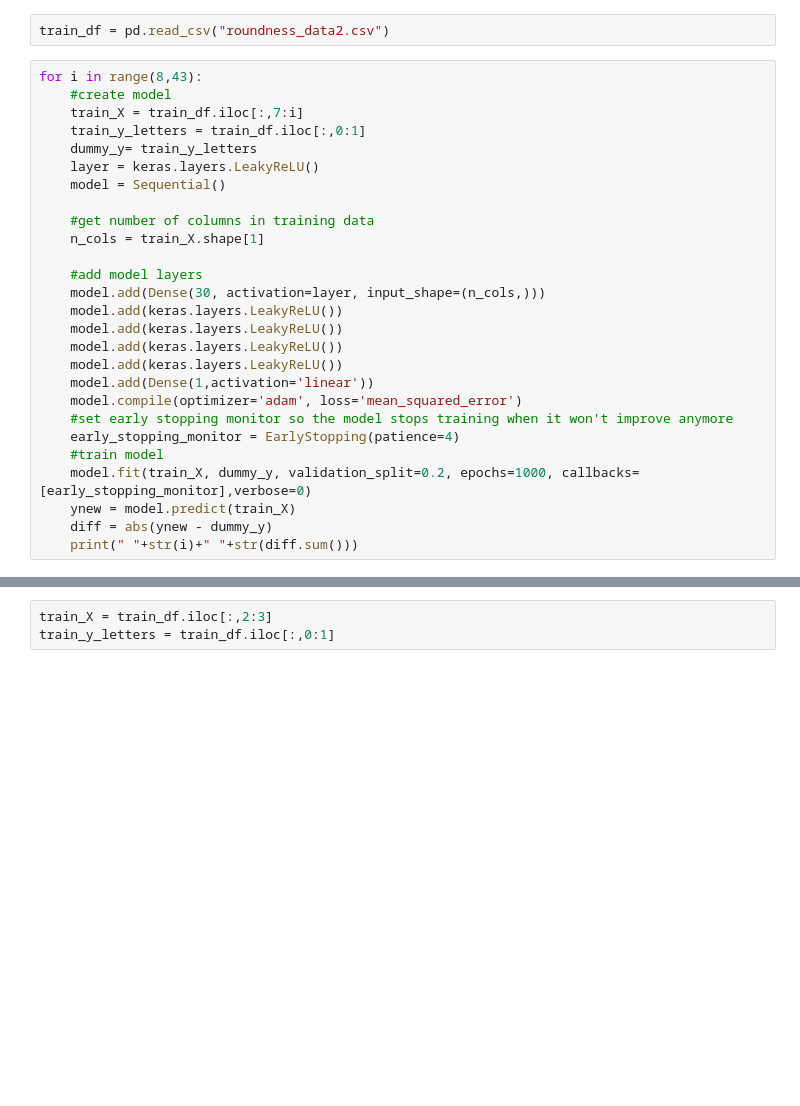
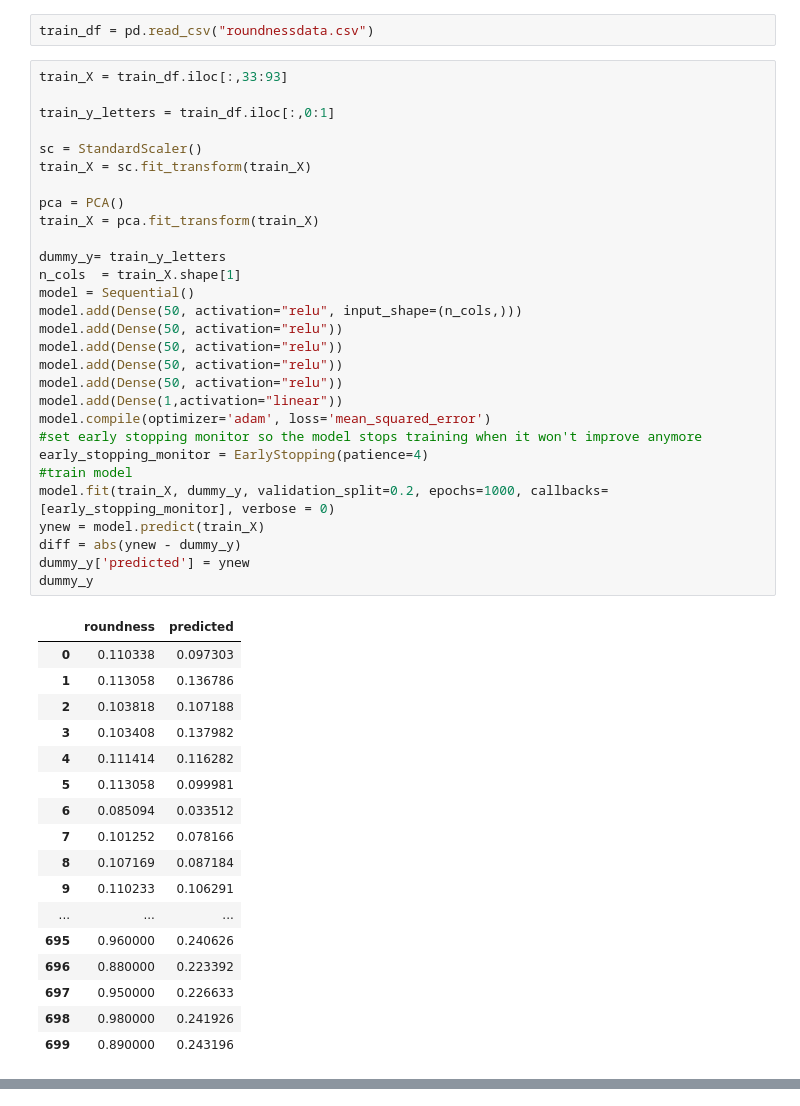
Before and after one commit to Gamalielmch/Morphology, a Jupyter notebook: Jupyter Neural Network/roundness.ipynb, the cells around one changed output, grey strips where cells are left out. Cells and saved outputs as stored; diff of their text form; blank space fills up the shorter version.

```diff
--- a/Jupyter Neural Network/roundness.ipynb
+++ b/Jupyter Neural Network/roundness.ipynb
@@ -15,32 +18,51 @@ from sklearn.model_selection import KFold
 # %% [output]
 Using TensorFlow backend.
 # %%
-train_df = pd.read_csv("roundness_data2.csv")
+train_df = pd.read_csv("roundnessdata.csv")
 # %%
-for i in range(8,43):
-    #create model
-    train_X = train_df.iloc[:,7:i]
-    train_y_letters = train_df.iloc[:,0:1]
-    dummy_y= train_y_letters
-    layer = keras.layers.LeakyReLU()
-    model = Sequential()
+train_X = train_df.iloc[:,33:93]
 
-    #get number of columns in training data
-    n_cols = train_X.shape[1]
+train_y_letters = train_df.iloc[:,0:1]
 
-    #add model layers
-    model.add(Dense(30, activation=layer, input_shape=(n_cols,)))
-    model.add(keras.layers.LeakyReLU())
-    model.add(keras.layers.LeakyReLU())
-    model.add(keras.layers.LeakyReLU())
-    model.add(keras.layers.LeakyReLU())
-    model.add(Dense(1,activation='linear'))
-    model.compile(optimizer='adam', loss='mean_squared_error')
-    #set early stopping monitor so the model stops training when it won't improve anymore
-    early_stopping_monitor = EarlyStopping(patience=4)
-    #train model
-    model.fit(train_X, dummy_y, validation_split=0.2, epochs=1000, callbacks=[early_stopping_monitor],verbose=0)
-    ynew = model.predict(train_X)
-    diff = abs(ynew - dummy_y)
-    print(" "+str(i)+" "+str(diff.sum()))
+sc = StandardScaler()
+train_X = sc.fit_transform(train_X)
+
+pca = PCA()
+train_X = pca.fit_transform(train_X)
+
+dummy_y= train_y_letters
+n_cols  = train_X.shape[1]
+model = Sequential()
+model.add(Dense(50, activation="relu", input_shape=(n_cols,)))
+model.add(Dense(50, activation="relu"))
+model.add(Dense(50, activation="relu"))
+model.add(Dense(50, activation="relu"))
+model.add(Dense(50, activation="relu"))
+model.add(Dense(1,activation="linear"))
+model.compile(optimizer='adam', loss='mean_squared_error')
+#set early stopping monitor so the model stops training when it won't improve anymore
+early_stopping_monitor = EarlyStopping(patience=4)
+#train model
+model.fit(train_X, dummy_y, validation_split=0.2, epochs=1000, callbacks=[early_stopping_monitor], verbose = 0)
+ynew = model.predict(train_X)
+diff = abs(ynew - dummy_y)
+dummy_y['predicted'] = ynew
+dummy_y
 # %% [output]
+|  | roundness | predicted |
+| 0 | 0.110338 | 0.097303 |
+| 1 | 0.113058 | 0.136786 |
+| 2 | 0.103818 | 0.107188 |
+| 3 | 0.103408 | 0.137982 |
+| 4 | 0.111414 | 0.116282 |
+| 5 | 0.113058 | 0.099981 |
+| 6 | 0.085094 | 0.033512 |
+| 7 | 0.101252 | 0.078166 |
+| 8 | 0.107169 | 0.087184 |
+| 9 | 0.110233 | 0.106291 |
+| ... | ... | ... |
+| 695 | 0.960000 | 0.240626 |
+| 696 | 0.880000 | 0.223392 |
+| 697 | 0.950000 | 0.226633 |
+| 698 | 0.980000 | 0.241926 |
+| 699 | 0.890000 | 0.243196 |
@@ -64,3 +69,0 @@ dtype: float64
-# %%
-train_X = train_df.iloc[:,2:3]
-train_y_letters = train_df.iloc[:,0:1]
```
Also changed, not shown: parts of 12 cells of this notebook, 19 other files.
